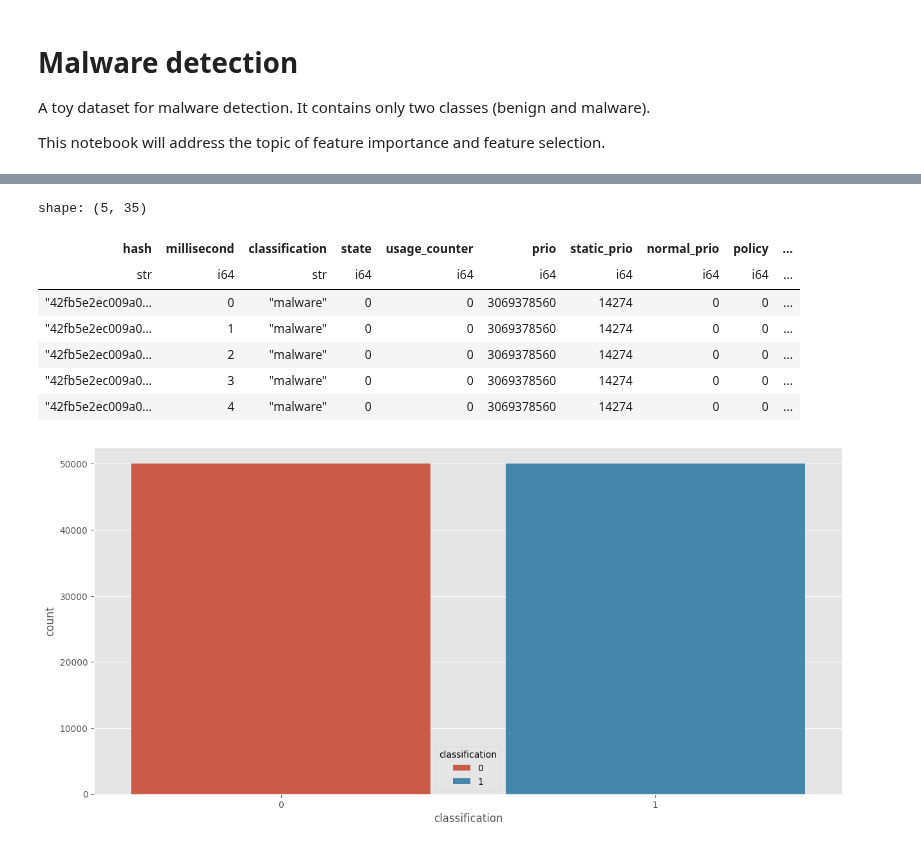
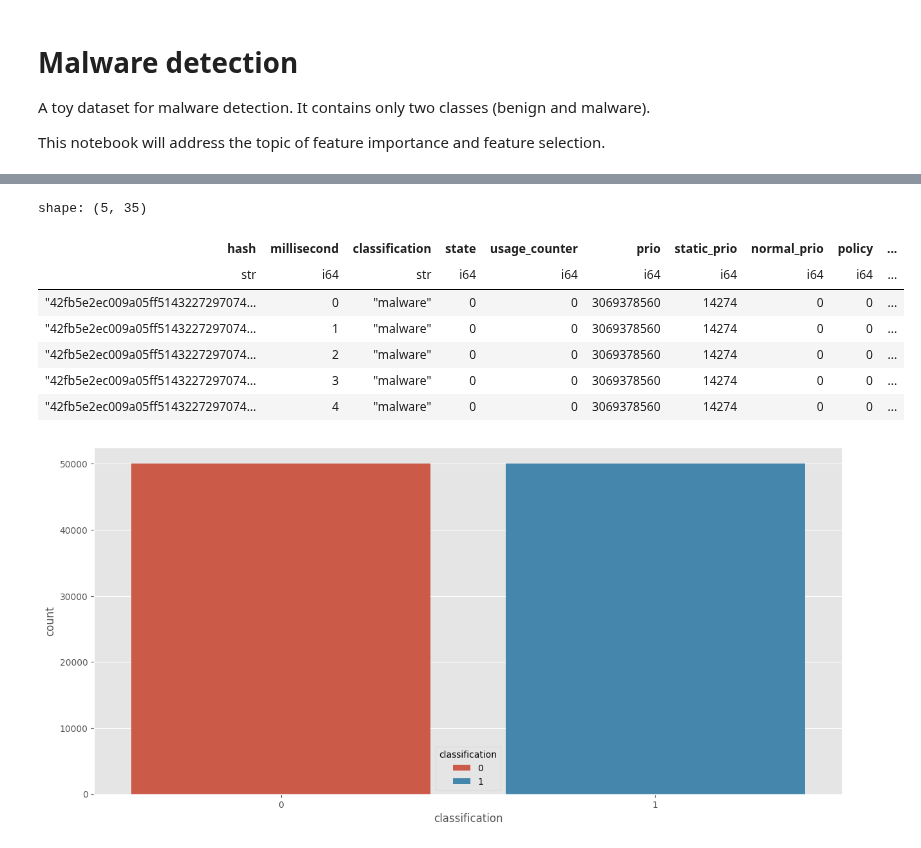
Before and after one commit to detiuaveiro/aas, a Jupyter notebook: notebooks/02-malware/notebook07.ipynb, the cells around one changed output, grey strips where cells are left out. Cells and saved outputs as stored; diff of their text form; code cells hidden in the pictures.

```diff
--- a/notebooks/02-malware/notebook07.ipynb
+++ b/notebooks/02-malware/notebook07.ipynb
@@ -22,14 +19,14 @@ To enable the following instructions: AVX2 FMA, in other operations, rebuild Ten
 # %%
-df = pl.read_csv('https://cloud.hrun.duckdns.org/s/CSEFd6fBQRnryk2/download/malware_dataset.csv')
+df = pl.read_csv('https://cloud.hrun.mooo.com/s/CSEFd6fBQRnryk2/download/malware_dataset.csv')
 df.head()
 # %% [output]
 shape: (5, 35)
 | hash | millisecond | classification | state | usage_counter | prio | static_prio | normal_prio | policy | ... |
 | str | i64 | str | i64 | i64 | i64 | i64 | i64 | i64 | ... |
-| "42fb5e2ec009a0… | 0 | "malware" | 0 | 0 | 3069378560 | 14274 | 0 | 0 | ... |
-| "42fb5e2ec009a0… | 1 | "malware" | 0 | 0 | 3069378560 | 14274 | 0 | 0 | ... |
-| "42fb5e2ec009a0… | 2 | "malware" | 0 | 0 | 3069378560 | 14274 | 0 | 0 | ... |
-| "42fb5e2ec009a0… | 3 | "malware" | 0 | 0 | 3069378560 | 14274 | 0 | 0 | ... |
-| "42fb5e2ec009a0… | 4 | "malware" | 0 | 0 | 3069378560 | 14274 | 0 | 0 | ... |
+| "42fb5e2ec009a05ff5143227297074… | 0 | "malware" | 0 | 0 | 3069378560 | 14274 | 0 | 0 | ... |
+| "42fb5e2ec009a05ff5143227297074… | 1 | "malware" | 0 | 0 | 3069378560 | 14274 | 0 | 0 | ... |
+| "42fb5e2ec009a05ff5143227297074… | 2 | "malware" | 0 | 0 | 3069378560 | 14274 | 0 | 0 | ... |
+| "42fb5e2ec009a05ff5143227297074… | 3 | "malware" | 0 | 0 | 3069378560 | 14274 | 0 | 0 | ... |
+| "42fb5e2ec009a05ff5143227297074… | 4 | "malware" | 0 | 0 | 3069378560 | 14274 | 0 | 0 | ... |
 # %%
 mapping = {'benign':0, 'malware':1}
```
Also changed, not shown: parts of 8 cells of this notebook, 25 other files.
